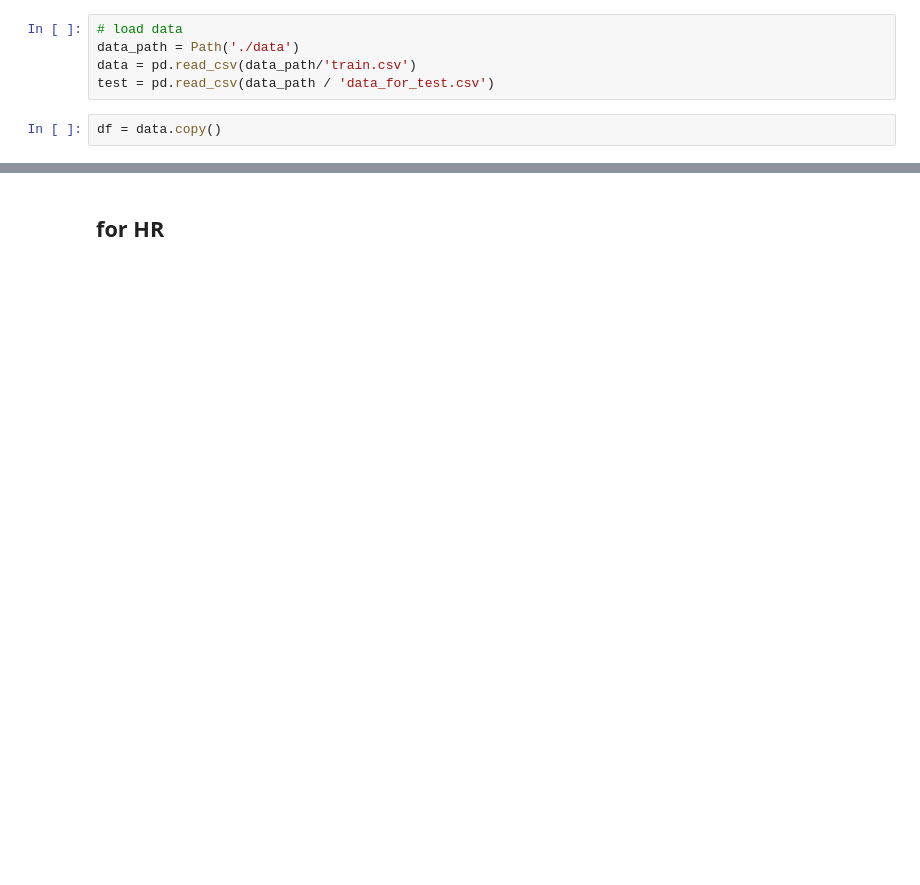
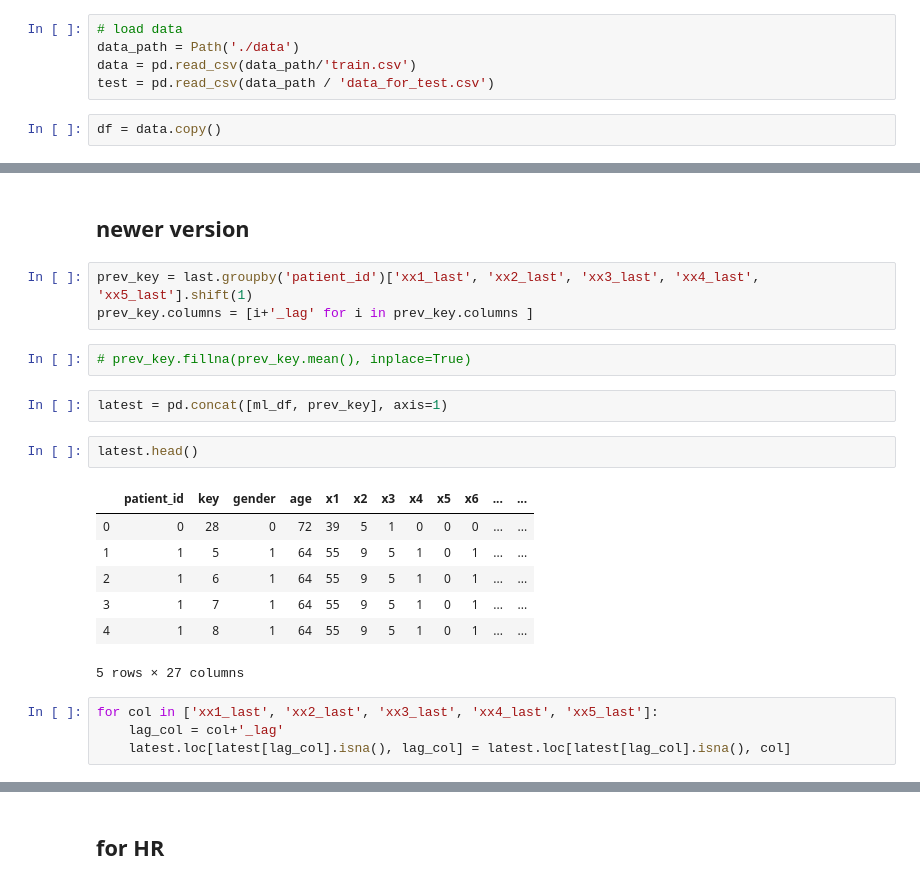
Before and after one commit to nithish08/ml2-project, a Jupyter notebook: model1.ipynb, the cells around one changed output, grey strips where cells are left out. Saved outputs shown, nothing was run; the diff lists cells and outputs as text; blank space fills up the shorter version.

```diff
--- a/model1.ipynb
+++ b/model1.ipynb
@@ -497,0 +261,23 @@ plt.bar(features , model.coef_)
+# %% [markdown]
+## newer version
+# %%
+prev_key = last.groupby('patient_id')['xx1_last', 'xx2_last', 'xx3_last', 'xx4_last', 'xx5_last'].shift(1)
+prev_key.columns = [i+'_lag' for i in prev_key.columns ]
+# %%
+# prev_key.fillna(prev_key.mean(), inplace=True)
+# %%
+latest = pd.concat([ml_df, prev_key], axis=1)
+# %%
+latest.head()
+# %% [output]
+|  | patient_id | key | gender | age | x1 | x2 | x3 | x4 | x5 | x6 | ... | ... |
+| 0 | 0 | 28 | 0 | 72 | 39 | 5 | 1 | 0 | 0 | 0 | ... | ... |
+| 1 | 1 | 5 | 1 | 64 | 55 | 9 | 5 | 1 | 0 | 1 | ... | ... |
+| 2 | 1 | 6 | 1 | 64 | 55 | 9 | 5 | 1 | 0 | 1 | ... | ... |
+| 3 | 1 | 7 | 1 | 64 | 55 | 9 | 5 | 1 | 0 | 1 | ... | ... |
+| 4 | 1 | 8 | 1 | 64 | 55 | 9 | 5 | 1 | 0 | 1 | ... | ... |
+5 rows × 27 columns
+# %%
+for col in ['xx1_last', 'xx2_last', 'xx3_last', 'xx4_last', 'xx5_last']:
+    lag_col = col+'_lag'
+    latest.loc[latest[lag_col].isna(), lag_col] = latest.loc[latest[lag_col].isna(), col]
```
Also changed, not shown: parts of 104 cells of this notebook.
